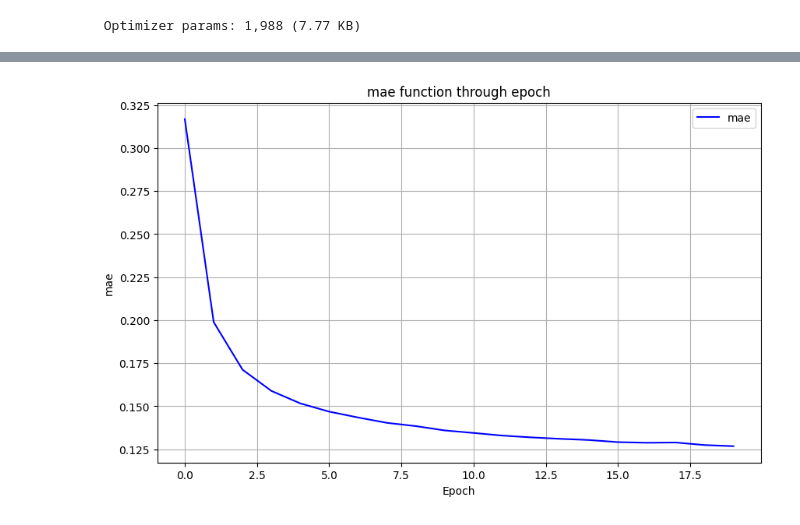
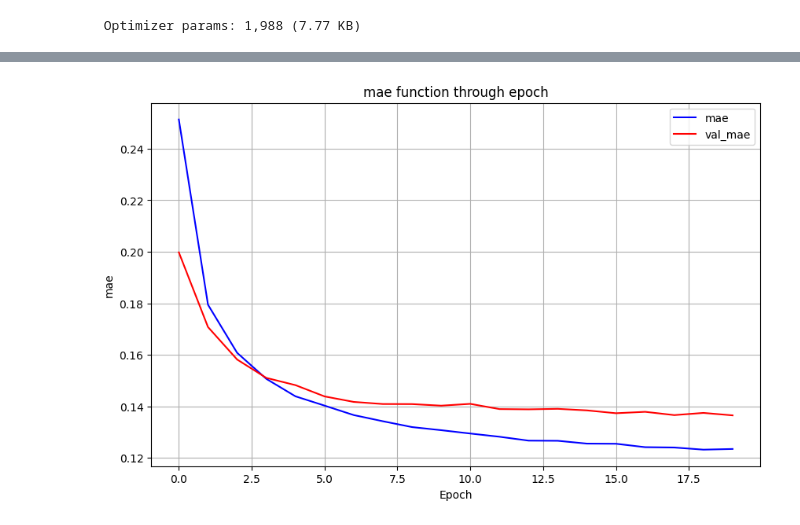
Before and after one commit to alelovo/Project_MachineLearning, a Jupyter notebook: CROSS_VAL.ipynb, the cells around one changed output, grey strips where cells are left out. Cells and saved outputs as stored; diff of their text form; code cells hidden in the pictures.

Commit message:
add val_split in cross_val

```diff
--- a/CROSS_VAL.ipynb
+++ b/CROSS_VAL.ipynb
@@ -101,7 +101,7 @@ for train_index, val_index in kf.split(x_scaled):
 # %%
 # now we can build and create the model
 model_u1 = create_model()
-h_model_u1=model_u1.fit(X_train, y_train, epochs=20, batch_size=32, verbose=0)
+h_model_u1=model_u1.fit(X_train, y_train, epochs=20,validation_split=0.2, batch_size=32, verbose=0)
 # %%
 model_u1.summary()
 # %% [output]
@@ -139,12 +145,13 @@ Deviazione standard del MSE: 0.0000
 # %%
 # we can try to perform some plots
 plt.figure(figsize=(10,6))
 plt.plot(h_model_u1.history['mae'],color='blue',label='mae')
+plt.plot(h_model_u1.history['val_mae'],color='red',label='val_mae')
 plt.xlabel('Epoch')
 plt.ylabel('mae')
 plt.title('mae function through epoch')
 plt.legend()
 plt.grid()
 plt.show()
 # %% [output]
-[figure, old version]
+[figure, new version]
```
Also changed, not shown: parts of 6 cells of this notebook.
